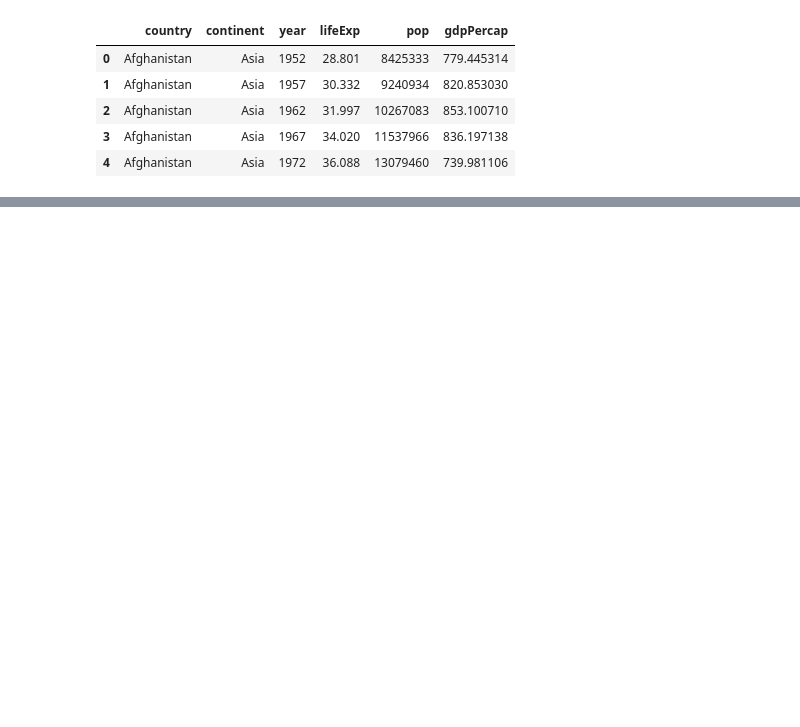
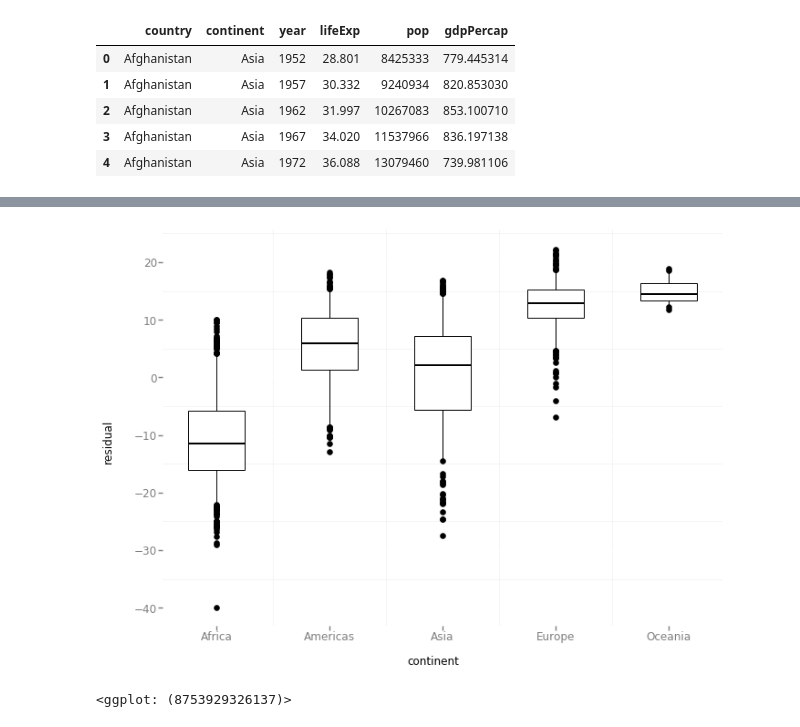
Before and after one commit to mhipona/cmsc320-mhipona, a Jupyter notebook: project3/project3.ipynb, the cells around one changed output, grey strips where cells are left out. Saved outputs shown, nothing was run; the diff lists cells and outputs as text; code cells hidden in the pictures; blank space fills up the shorter version.

```diff
--- a/project3/project3.ipynb
+++ b/project3/project3.ipynb
@@ -78,0 +71,9 @@ data
+# %%
+## Exercise 4
+
+ggplot(aes(x='continent', y='residual'), data=data) +\
+  geom_boxplot() +\
+theme_bw()
+# %% [output]
+[figure, added]
+<ggplot: (8753929326137)>
```
Also changed, not shown: parts of 10 cells of this notebook.
